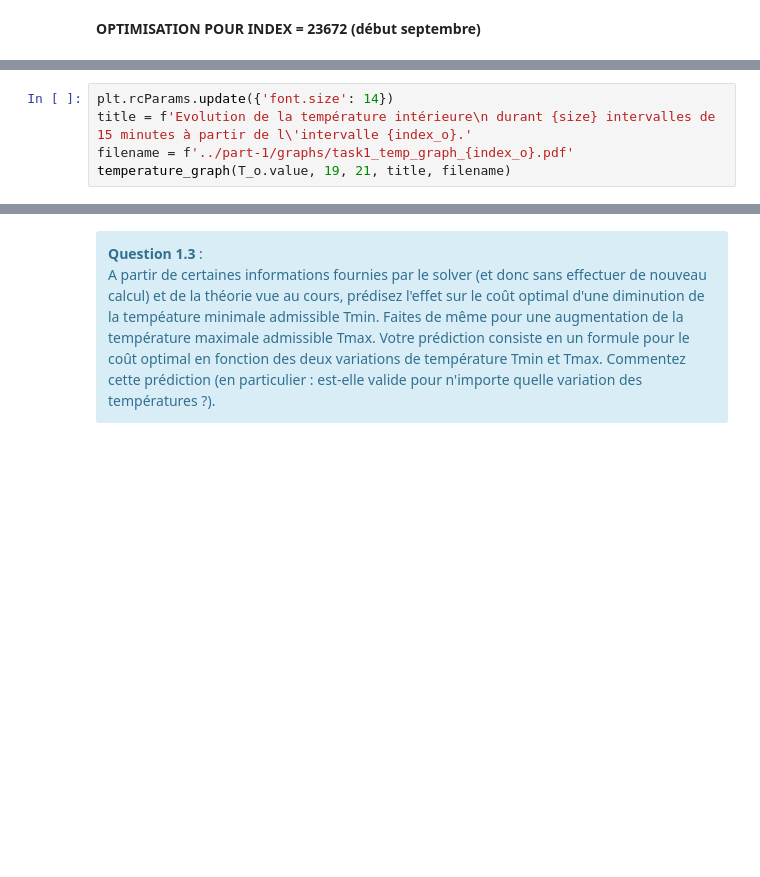
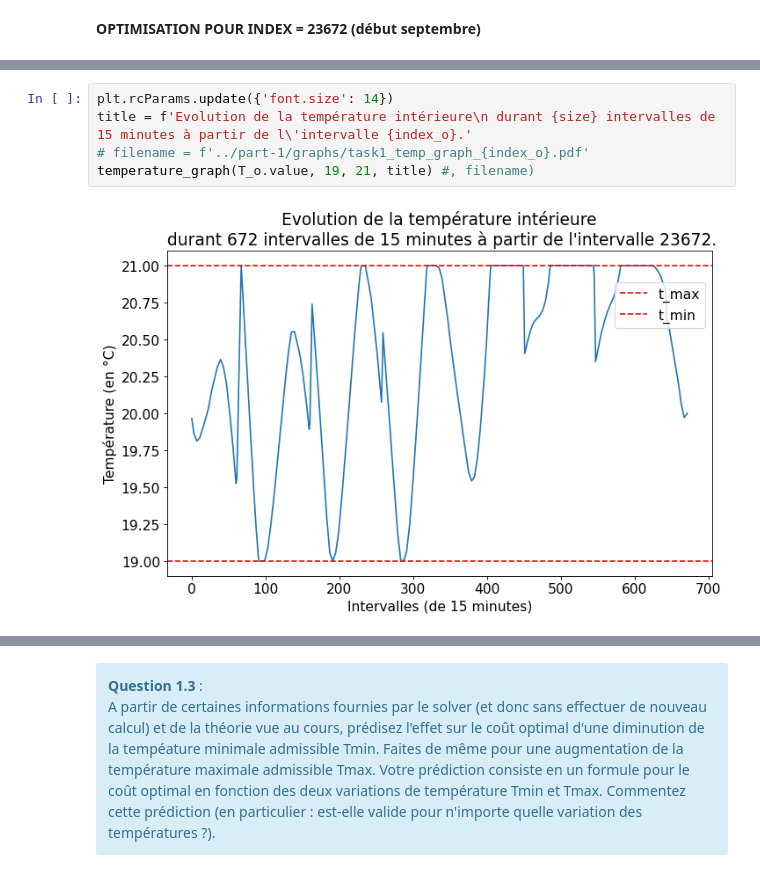
Before and after one commit to nicojmn/LINMA1702-project, a Jupyter notebook: part-2/LINMA1702_Projet_part_2_groupe_13.ipynb, the cells around one changed output, grey strips where cells are left out. Drawn from its saved outputs; the diff is of its cells as text; blank space fills up the shorter version.

```diff
--- a/part-2/LINMA1702_Projet_part_2_groupe_13.ipynb
+++ b/part-2/LINMA1702_Projet_part_2_groupe_13.ipynb
@@ -234,8 +250,10 @@ print(f'Total Energie (en kWh) pour refroidir : {np.around(np.sum(Xr_o.value),3)
 # %%
 plt.rcParams.update({'font.size': 14})
 title = f'Evolution de la température intérieure\n durant {size} intervalles de 15 minutes à partir de l\'intervalle {index_o}.'
-filename = f'../part-1/graphs/task1_temp_graph_{index_o}.pdf'
-temperature_graph(T_o.value, 19, 21, title, filename)
+# filename = f'../part-1/graphs/task1_temp_graph_{index_o}.pdf'
+temperature_graph(T_o.value, 19, 21, title) #, filename)
+# %% [output]
+[figure, added]
 # %%
 plt.rcParams.update({'font.size': 14})
 title = f'Utilisation de la pompe à chaleur\n durant {size} intervalles de 15 minutes à partir de l\'intervalle {index_o}.'
```
Also changed, not shown: parts of 29 cells of this notebook.
